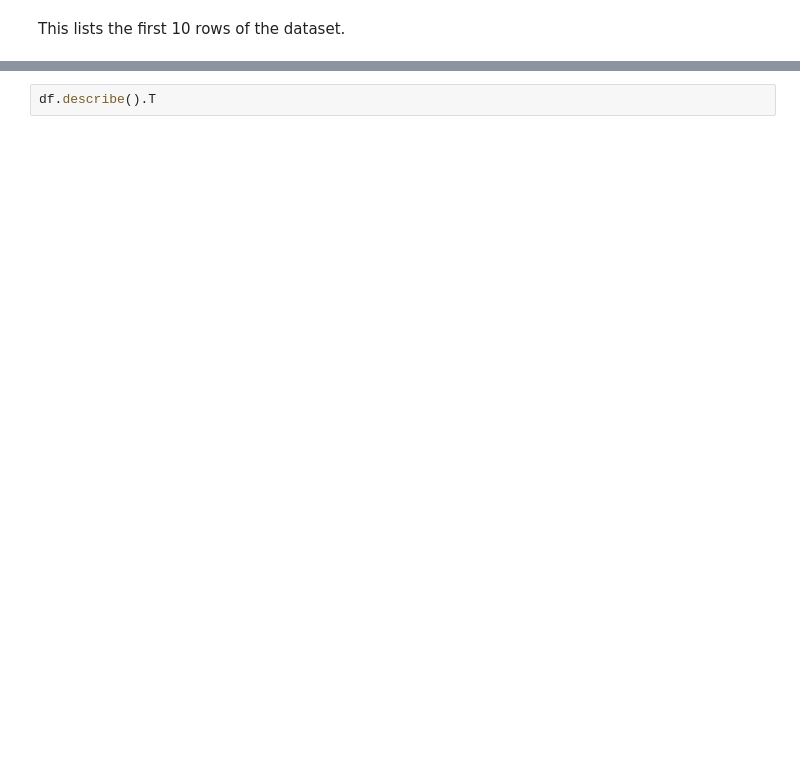
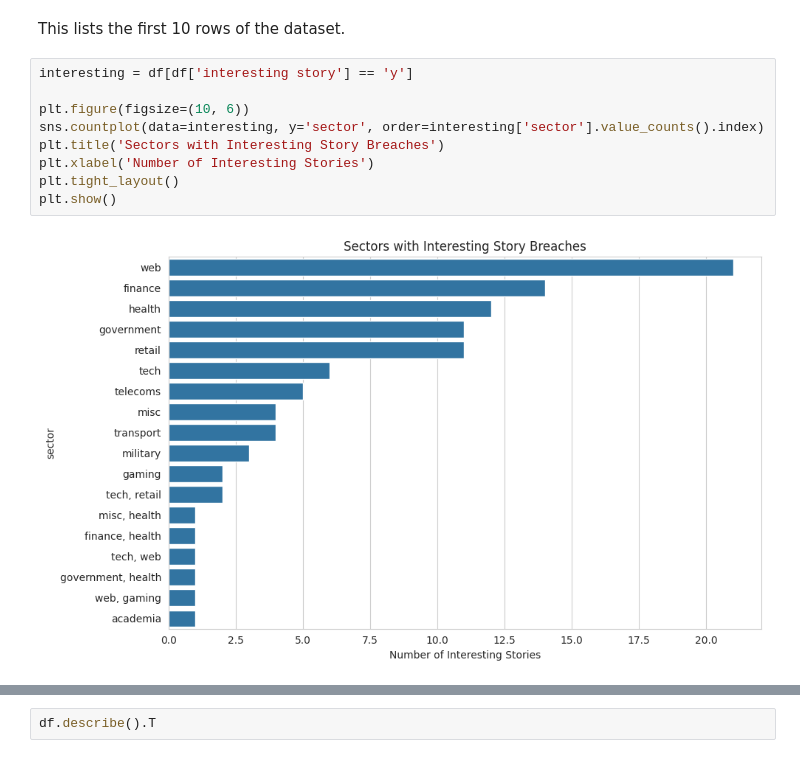
Before and after one commit to Timoshi2/Kaggledataset, a Jupyter notebook: breaches.ipynb, the cells around one changed output, grey strips where cells are left out. Cells and saved outputs as stored; diff of their text form; blank space fills up the shorter version.

```diff
--- a/breaches.ipynb
+++ b/breaches.ipynb
@@ -31,3 +31,14 @@ df.head(10)
 | UK's Legal Aid Agency | LAA | 2100000 | 2025 | 2026-05-25 | Criminal records dating back to 2... | government | hacked | y | ... |
 # %% [markdown]
 This lists the first 10 rows of the dataset.
+# %%
+interesting = df[df['interesting story'] == 'y']
+
+plt.figure(figsize=(10, 6))
+sns.countplot(data=interesting, y='sector', order=interesting['sector'].value_counts().index)
+plt.title('Sectors with Interesting Story Breaches')
+plt.xlabel('Number of Interesting Stories')
+plt.tight_layout()
+plt.show()
+# %% [output]
+[figure, added]
```
Also changed, not shown: parts of 2 cells of this notebook.
